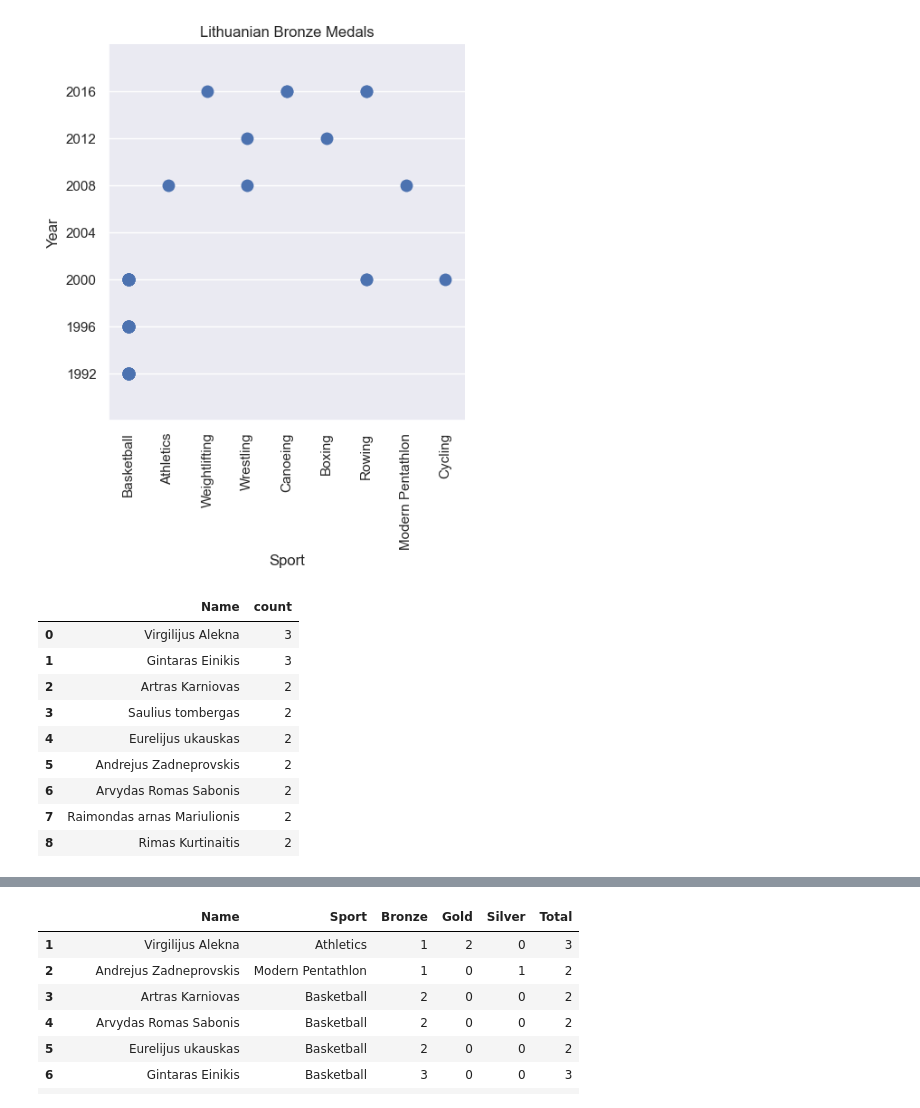
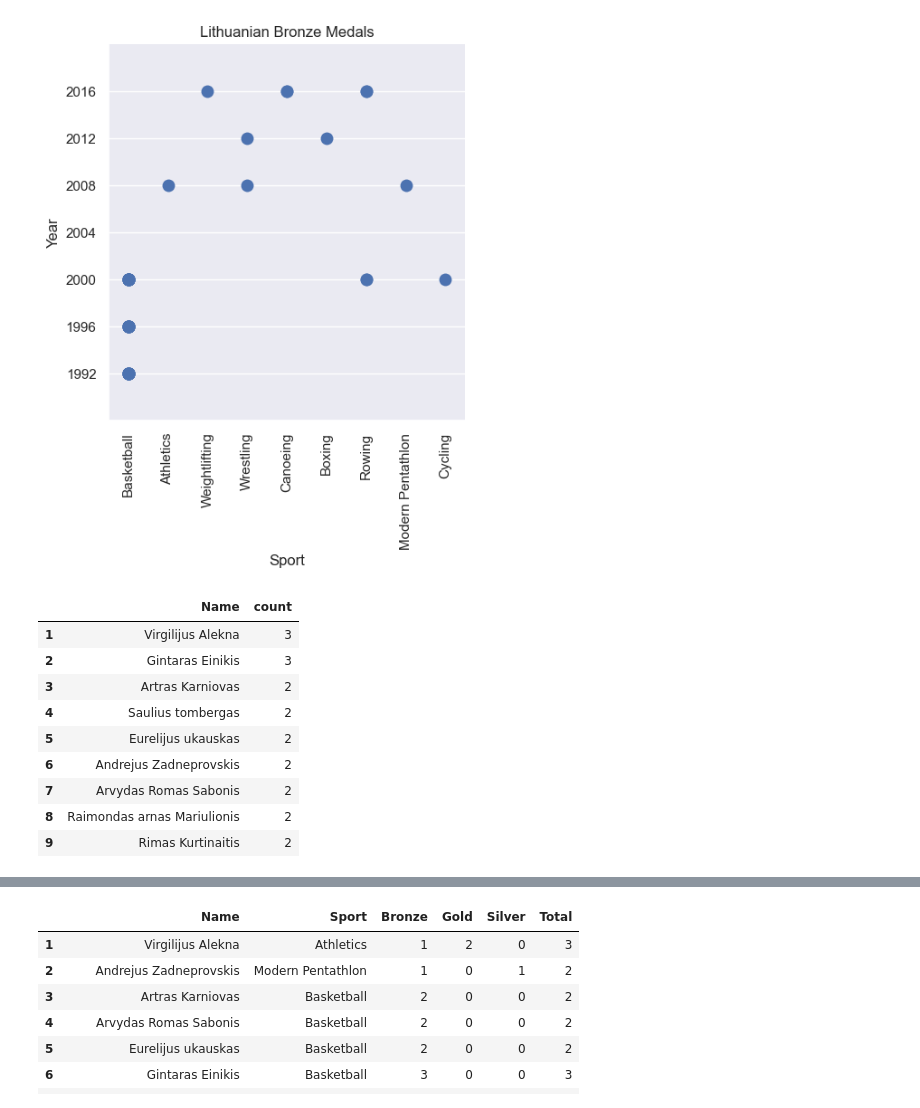
Before and after one commit to kilciukas/Olympic_dataset_exploration, a Jupyter notebook: Notebook_v2/Olimpines_notebook_v2.ipynb, the cells around one changed output, grey strips where cells are left out. Drawn from its saved outputs; the diff is of its cells as text; code cells hidden in the pictures.

```diff
--- a/Notebook_v2/Olimpines_notebook_v2.ipynb
+++ b/Notebook_v2/Olimpines_notebook_v2.ipynb
@@ -771,18 +771,19 @@ lithuanian_bronze_catplot.set_ylim_ticks(ylim_min=1988, ylim_max=2020, min=1992,
 # %%
 lithuanian_medals_athletes = lithuanian_medals['Name'].value_counts().to_frame().reset_index()
 lithuanian_medals_athletes_2 = lithuanian_medals_athletes[(lithuanian_medals_athletes['count']>=2)]
+lithuanian_medals_athletes_2.index +=1
 lithuanian_medals_athletes_2
 # %% [output]
 |  | Name | count |
-| 0 | Virgilijus Alekna | 3 |
-| 1 | Gintaras Einikis | 3 |
-| 2 | Artras Karniovas | 2 |
-| 3 | Saulius tombergas | 2 |
-| 4 | Eurelijus ukauskas | 2 |
-| 5 | Andrejus Zadneprovskis | 2 |
-| 6 | Arvydas Romas Sabonis | 2 |
-| 7 | Raimondas arnas Mariulionis | 2 |
-| 8 | Rimas Kurtinaitis | 2 |
+| 1 | Virgilijus Alekna | 3 |
+| 2 | Gintaras Einikis | 3 |
+| 3 | Artras Karniovas | 2 |
+| 4 | Saulius tombergas | 2 |
+| 5 | Eurelijus ukauskas | 2 |
+| 6 | Andrejus Zadneprovskis | 2 |
+| 7 | Arvydas Romas Sabonis | 2 |
+| 8 | Raimondas arnas Mariulionis | 2 |
+| 9 | Rimas Kurtinaitis | 2 |
 # %%
 lithuanian_medals
 # %% [output]
```
Also changed, not shown: parts of 36 cells of this notebook, 1 other file.
